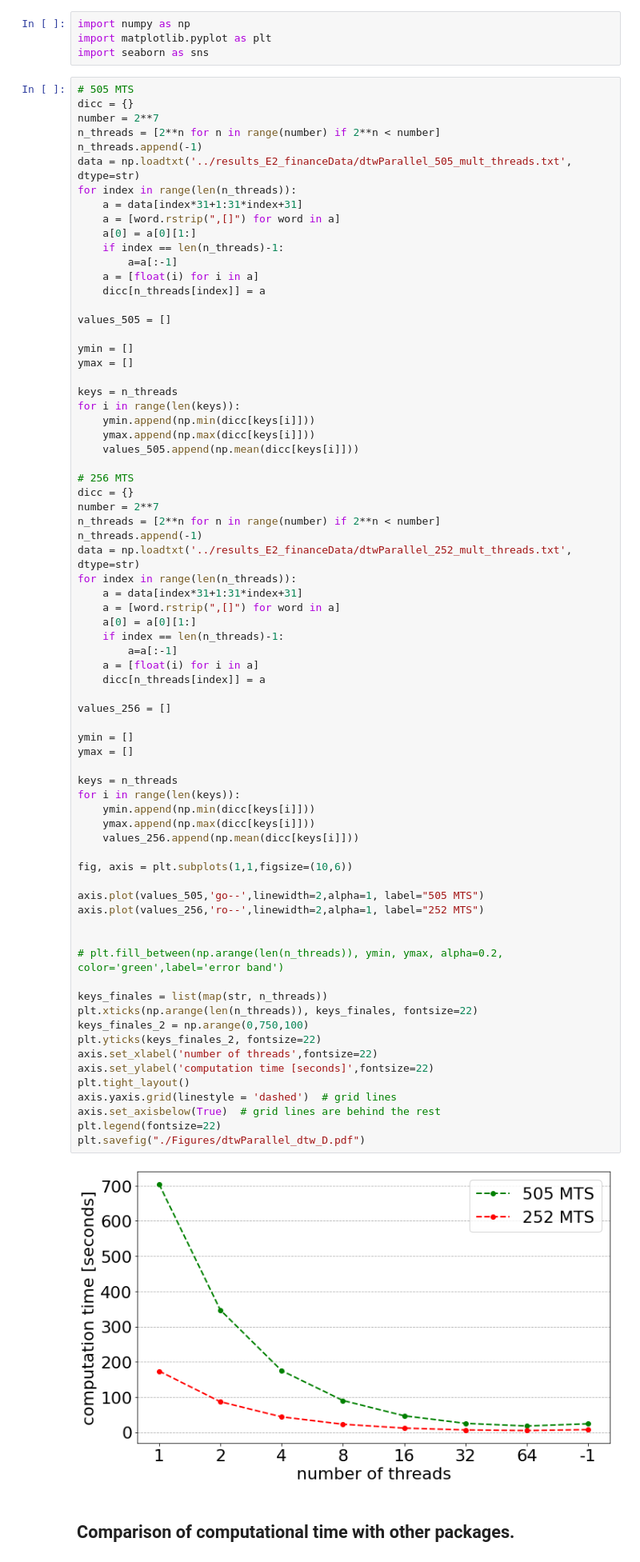
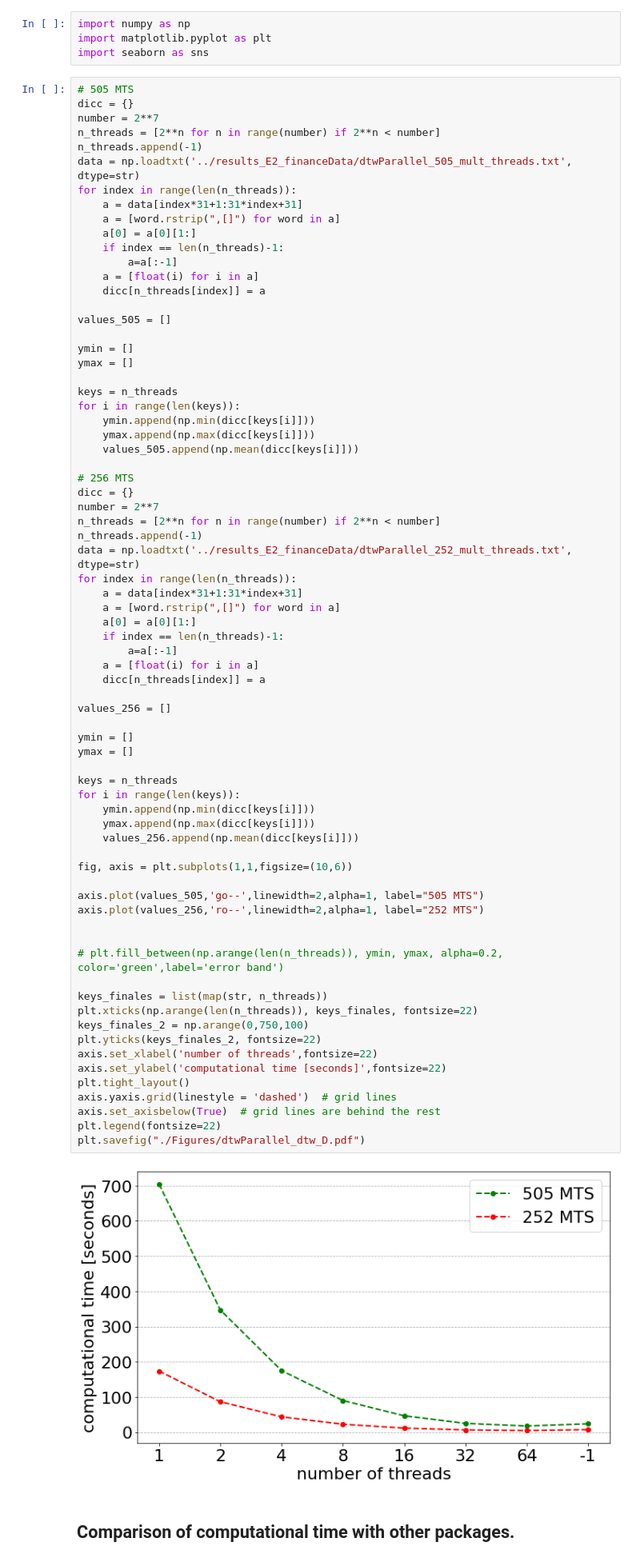
Before and after one commit to oscarescuderoarnanz/dtwParallel, a Jupyter notebook: exampleData/CodeExamples/plot_timeExamples_V2.ipynb, the cells around one changed output. Shown at 80% size. Saved outputs shown, nothing was run; the diff lists cells and outputs as text.

Commit message:
Corrected error in N UTS, added new examples in README and modified visualization of figures

```diff
--- a/exampleData/CodeExamples/plot_timeExamples_V2.ipynb
+++ b/exampleData/CodeExamples/plot_timeExamples_V2.ipynb
@@ -47,35 +47,35 @@ for index in range(len(n_threads)):
 values_256 = []
 
 ymin = []
 ymax = []
 
 keys = n_threads
 for i in range(len(keys)):
     ymin.append(np.min(dicc[keys[i]]))
     ymax.append(np.max(dicc[keys[i]]))
     values_256.append(np.mean(dicc[keys[i]]))
 
 fig, axis = plt.subplots(1,1,figsize=(10,6))
 
 axis.plot(values_505,'go--',linewidth=2,alpha=1, label="505 MTS")
 axis.plot(values_256,'ro--',linewidth=2,alpha=1, label="252 MTS")
 
 
 # plt.fill_between(np.arange(len(n_threads)), ymin, ymax, alpha=0.2, color='green',label='error band')
 
 keys_finales = list(map(str, n_threads))
 plt.xticks(np.arange(len(n_threads)), keys_finales, fontsize=22)
 keys_finales_2 = np.arange(0,750,100)
 plt.yticks(keys_finales_2, fontsize=22)
 axis.set_xlabel('number of threads',fontsize=22)
-axis.set_ylabel('computation time [seconds]',fontsize=22)
+axis.set_ylabel('computational time [seconds]',fontsize=22)
 plt.tight_layout()
 axis.yaxis.grid(linestyle = 'dashed')  # grid lines
 axis.set_axisbelow(True)  # grid lines are behind the rest
 plt.legend(fontsize=22)
 plt.savefig("./Figures/dtwParallel_dtw_D.pdf")
 # %% [output]
-[figure, old version]
+[figure, new version]
 # %% [markdown]
 ## Comparison of computational time with other packages.
 # %%
```
Also changed, not shown: parts of 2 cells of this notebook, 10 other files.
